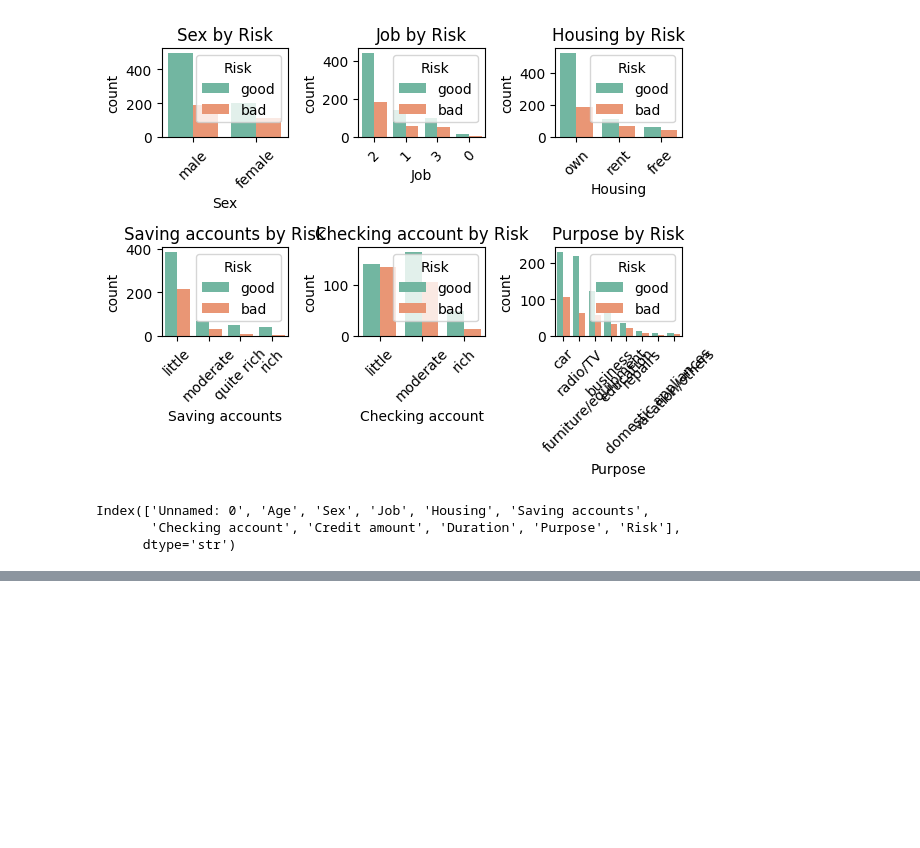
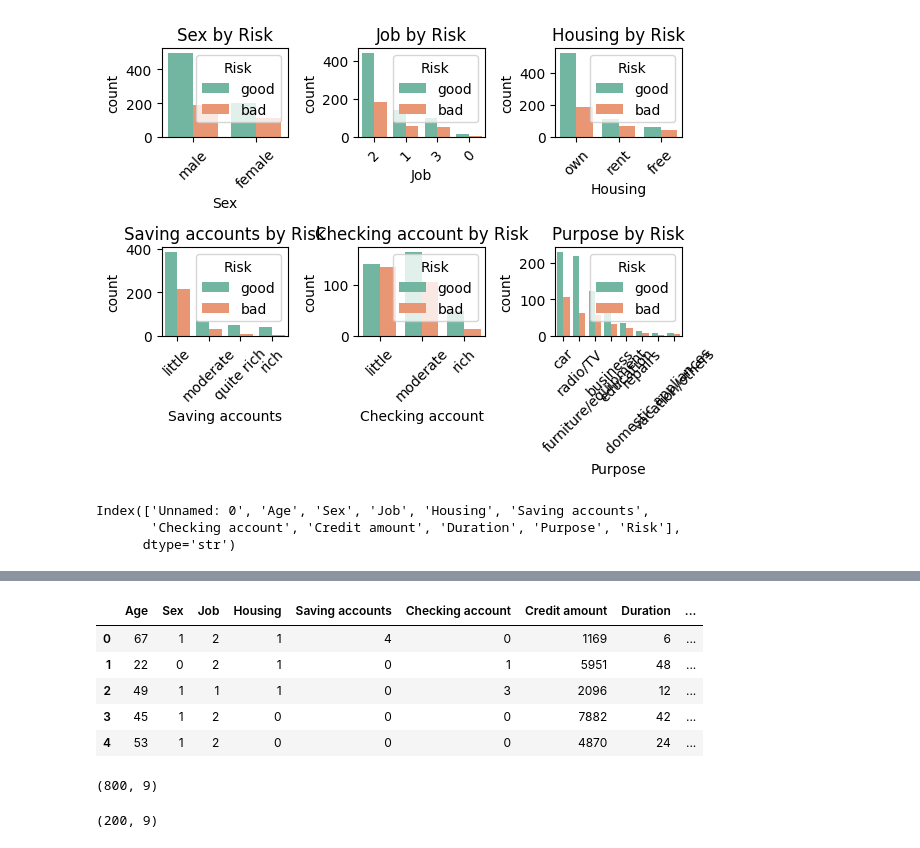
Before and after one commit to vemulabhavitha1805-rgb/Credit-Risk-Modelling-, a Jupyter notebook: analysis_model.ipynb, the cells around one changed output, grey strips where cells are left out. Cells and saved outputs as stored; diff of their text form; code cells hidden in the pictures; blank space fills up the shorter version.

```diff
--- a/analysis_model.ipynb
+++ b/analysis_model.ipynb
@@ -288,0 +308,2 @@ target="Risk"
+# %%
+le_dict={}
@@ -288,0 +314,8 @@ target="Risk"
+# %%
+for col in cat_cols:
+    le=LabelEncoder()
+    df_model[col]=le.fit_transform(df_model[col])
+    le_dict[col]=le
+    joblib.dump(le, f"{col}_label_encoder.pkl")
+# %%
+le_target=LabelEncoder()
@@ -288,0 +326,2 @@ target="Risk"
+# %%
+df_model[target]=le_target.fit_transform(df_model[target])
@@ -288,0 +339,9 @@ target="Risk"
+# %%
+df_model.head()
+# %% [output]
+|  | Age | Sex | Job | Housing | Saving accounts | Checking account | Credit amount | Duration | ... |
+| 0 | 67 | 1 | 2 | 1 | 4 | 0 | 1169 | 6 | ... |
+| 1 | 22 | 0 | 2 | 1 | 0 | 1 | 5951 | 48 | ... |
+| 2 | 49 | 1 | 1 | 1 | 0 | 3 | 2096 | 12 | ... |
+| 3 | 45 | 1 | 2 | 0 | 0 | 0 | 7882 | 42 | ... |
+| 4 | 53 | 1 | 2 | 0 | 0 | 0 | 4870 | 24 | ... |
@@ -288,0 +355,8 @@ target="Risk"
+# %%
+X_train.shape
+# %% [output]
+(800, 9)
+# %%
+X_test.shape
+# %% [output]
+(200, 9)
```
Also changed, not shown: parts of 14 cells of this notebook.
